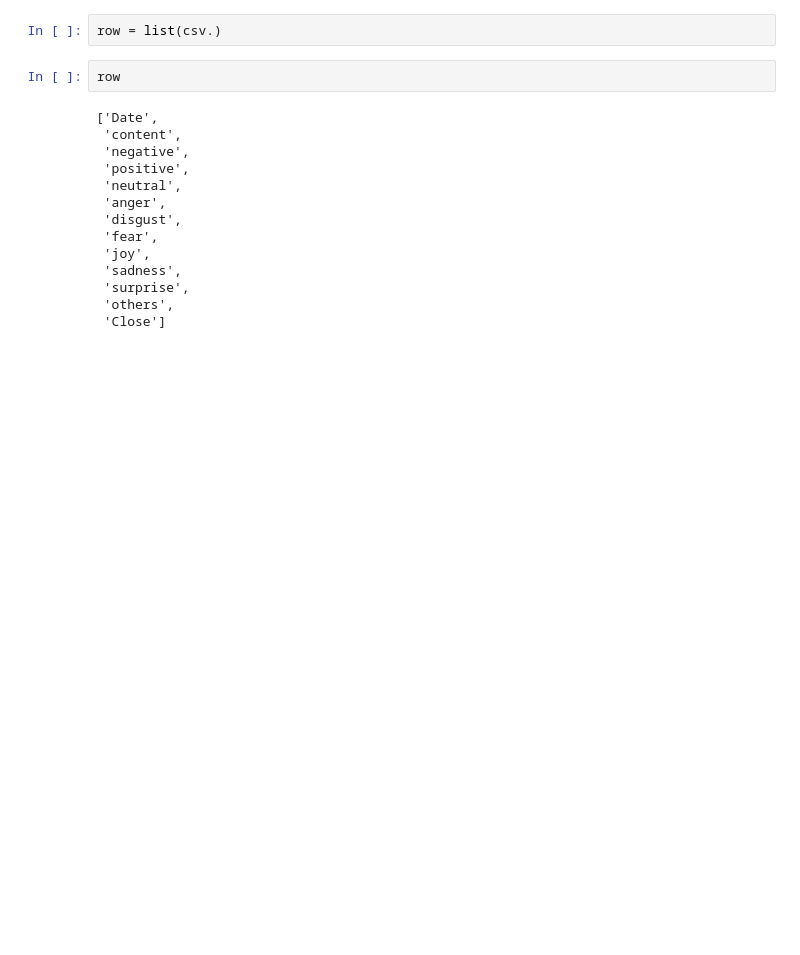
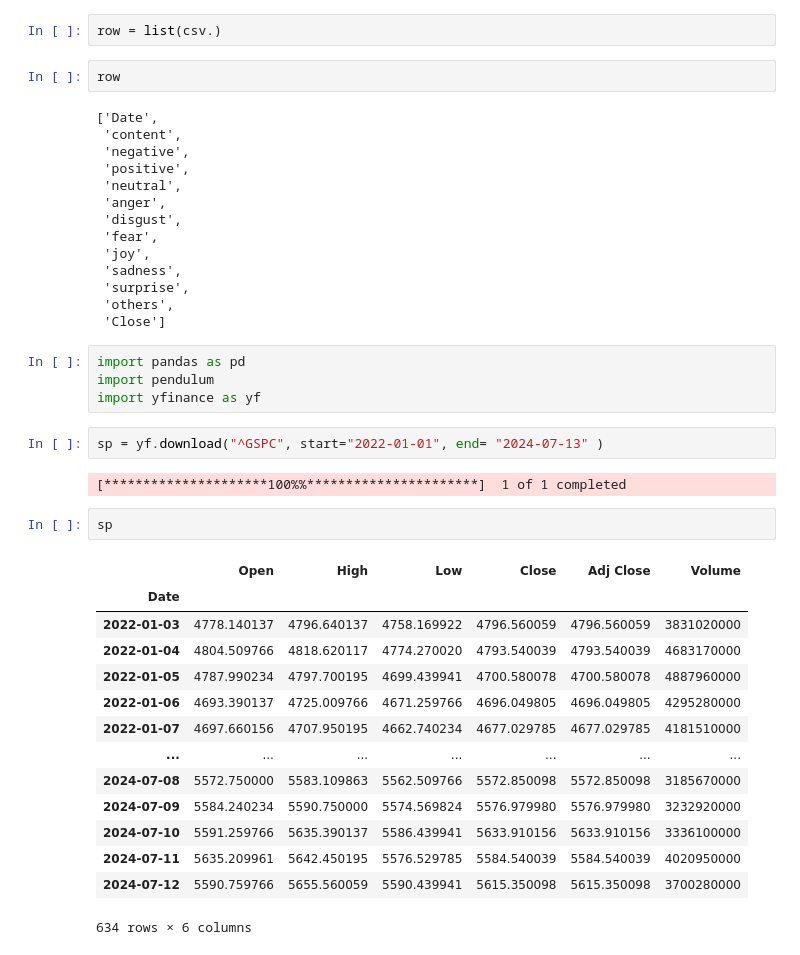
Before and after one commit to MohamedAziz-Khezami/Project-X, a Jupyter notebook: random.ipynb, the cells around one changed output. Cells and saved outputs as stored; diff of their text form; blank space fills up the shorter version.

```diff
--- a/random.ipynb
+++ b/random.ipynb
@@ -42,3 +42,28 @@ row
  'surprise',
  'others',
  'Close']
+# %%
+import pandas as pd
+import pendulum
+import yfinance as yf
+# %%
+sp = yf.download("^GSPC", start="2022-01-01", end= "2024-07-13" )
+# %% [output]
+[*********************100%%**********************]  1 of 1 completed
+# %%
+sp
+# %% [output]
+|  | Open | High | Low | Close | Adj Close | Volume |
+| Date |  |  |  |  |  |  |
+| 2022-01-03 | 4778.140137 | 4796.640137 | 4758.169922 | 4796.560059 | 4796.560059 | 3831020000 |
+| 2022-01-04 | 4804.509766 | 4818.620117 | 4774.270020 | 4793.540039 | 4793.540039 | 4683170000 |
+| 2022-01-05 | 4787.990234 | 4797.700195 | 4699.439941 | 4700.580078 | 4700.580078 | 4887960000 |
+| 2022-01-06 | 4693.390137 | 4725.009766 | 4671.259766 | 4696.049805 | 4696.049805 | 4295280000 |
+| 2022-01-07 | 4697.660156 | 4707.950195 | 4662.740234 | 4677.029785 | 4677.029785 | 4181510000 |
+| ... | ... | ... | ... | ... | ... | ... |
+| 2024-07-08 | 5572.750000 | 5583.109863 | 5562.509766 | 5572.850098 | 5572.850098 | 3185670000 |
+| 2024-07-09 | 5584.240234 | 5590.750000 | 5574.569824 | 5576.979980 | 5576.979980 | 3232920000 |
+| 2024-07-10 | 5591.259766 | 5635.390137 | 5586.439941 | 5633.910156 | 5633.910156 | 3336100000 |
+| 2024-07-11 | 5635.209961 | 5642.450195 | 5576.529785 | 5584.540039 | 5584.540039 | 4020950000 |
+| 2024-07-12 | 5590.759766 | 5655.560059 | 5590.439941 | 5615.350098 | 5615.350098 | 3700280000 |
+634 rows × 6 columns
```
Also changed, not shown: parts of 19 cells of this notebook, 45 other files.
